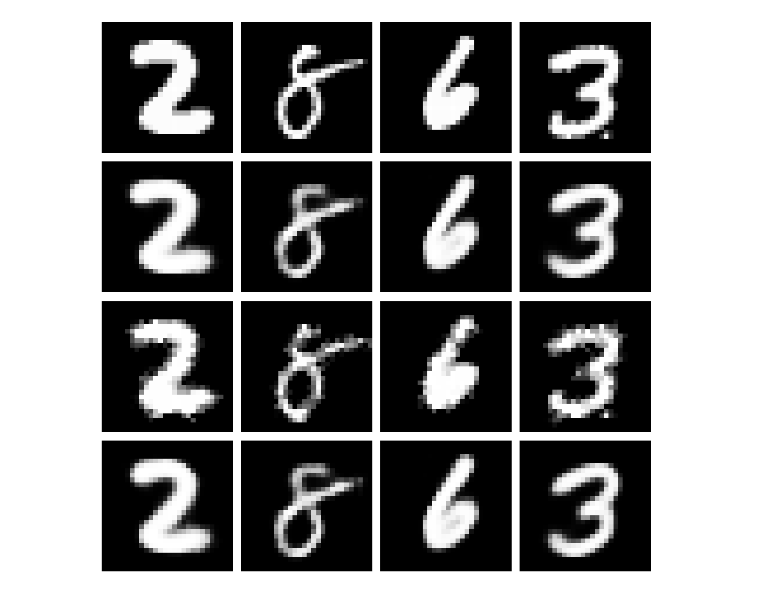
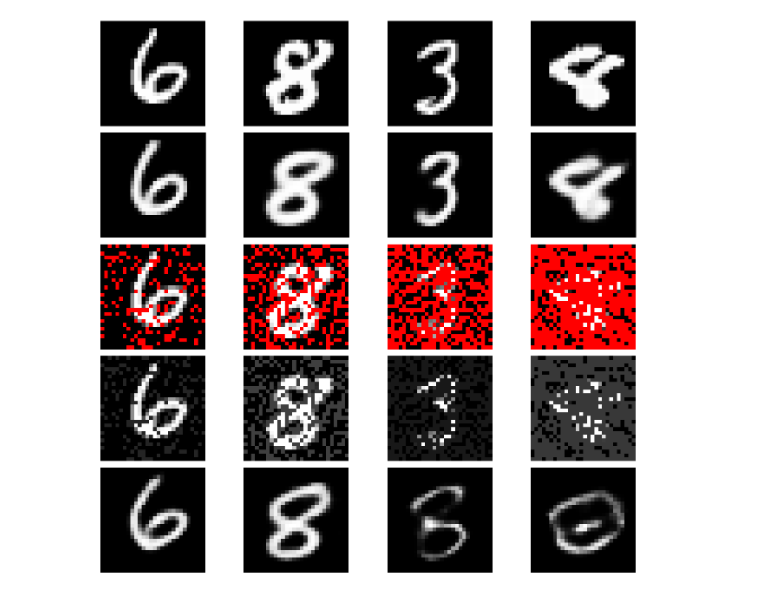
Before and after one commit to woullufy/deep-imputation-techniques, a Jupyter notebook: notebooks/sample.ipynb, the cells around one changed output. Cells and saved outputs as stored; diff of their text form; code cells hidden in the pictures.

Commit message:
Updated training loop for autoencoder to handle dae

```diff
--- a/notebooks/sample.ipynb
+++ b/notebooks/sample.ipynb
@@ -18,8 +19,9 @@ test_loader = DataLoader(test_data, batch_size=256, shuffle=True)
 # %%
 device = torch.device("cuda" if torch.cuda.is_available() else "cpu")
 
-ae = Autoencoder()
+dae = Autoencoder()
 
-optimizer = torch.optim.Adam(ae.parameters(), lr=1e-3)
+optimizer = torch.optim.Adam(dae.parameters(), lr=1e-3)
 loss_fn = torch.nn.MSELoss()
-ae.load_state_dict(torch.load('../checkpoints/autoencoder_mnist.pth', map_location=device))
+missingness = Missingness()
+# ae.load_state_dict(torch.load('../checkpoints/autoencoder_mnist.pth', map_location=device))
@@ -73,34 +93,41 @@ plot_missingness(train_data, missingness)
 # %%
 idx = torch.randint(len(train_data), size=(4, 1)).numpy()
 ae.eval()
 
-fig, axs = plt.subplots(4, 4, figsize=(10, 10))
+fig, axs = plt.subplots(5, 4, figsize=(14, 13))
 
 for i, index in enumerate(idx):
     img, label = train_data[index.item()]
 
-    masked_img, mask = missingness.mcar(img, missing_rate=0.50)
-    # imputed_img = mean_impute_image(masked_img)
-    imputed_img = knn_impute_image(masked_img)
+    masked_img, mask = missingness.mcar(img, missing_rate=(i + 1) * 0.20)
+    # masked_img, mask = missingness.mcar(img, missing_rate=(i + 1) * 0.20)
+    imputed_img = mean_impute_image(masked_img)
+    # imputed_img = knn_impute_image(masked_img)
 
     img = img.squeeze()
 
     reconstructed_img, latent = ae(img.view(784).to(device))
     reconstructed_corrupted, corrupted_latent = ae(imputed_img.view(784).to(device))
 
     axs[0][i].imshow(img, cmap="gray")
     axs[0][i].axis('off')
 
     axs[1][i].imshow(reconstructed_img.detach().cpu().view(28, 28), cmap="gray")
     axs[1][i].axis('off')
 
-    axs[2][i].imshow(imputed_img.squeeze(), cmap="gray")
+    cmap = plt.cm.gray.copy()
+    cmap.set_bad(color='red')
+
+    axs[2][i].imshow(masked_img.view(28, 28), cmap=cmap)
     axs[2][i].axis('off')
 
-    axs[3][i].imshow(reconstructed_corrupted.detach().cpu().view(28, 28), cmap="gray")
+    axs[3][i].imshow(imputed_img.squeeze(), cmap="gray")
     axs[3][i].axis('off')
+
+    axs[4][i].imshow(reconstructed_corrupted.detach().cpu().view(28, 28), cmap="gray")
+    axs[4][i].axis('off')
 
 fig.tight_layout()
 plt.show()
 # %% [output]
-[figure, old version]
+[figure, new version]
```
Also changed, not shown: parts of 6 cells of this notebook, 2 other files.
